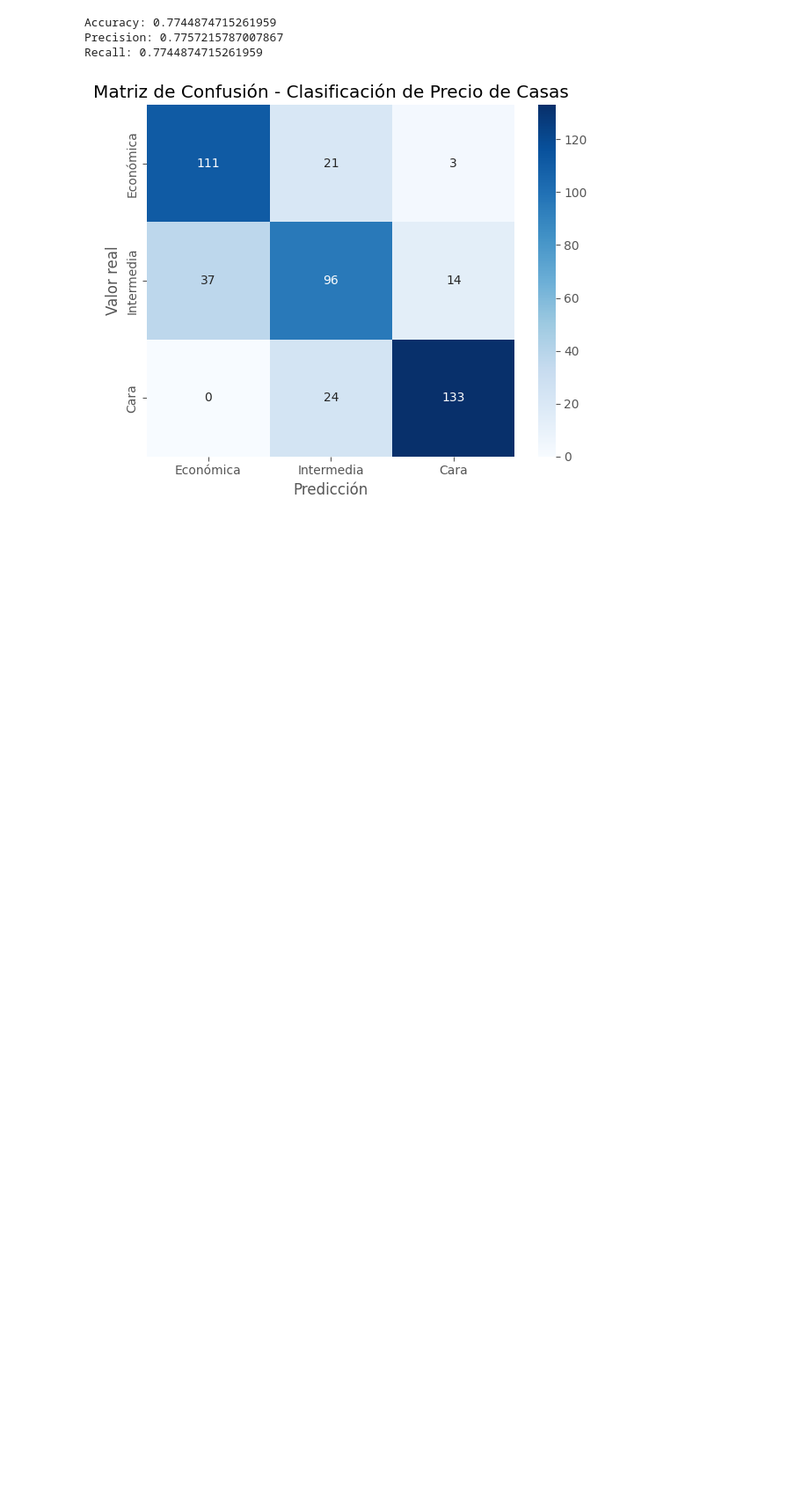
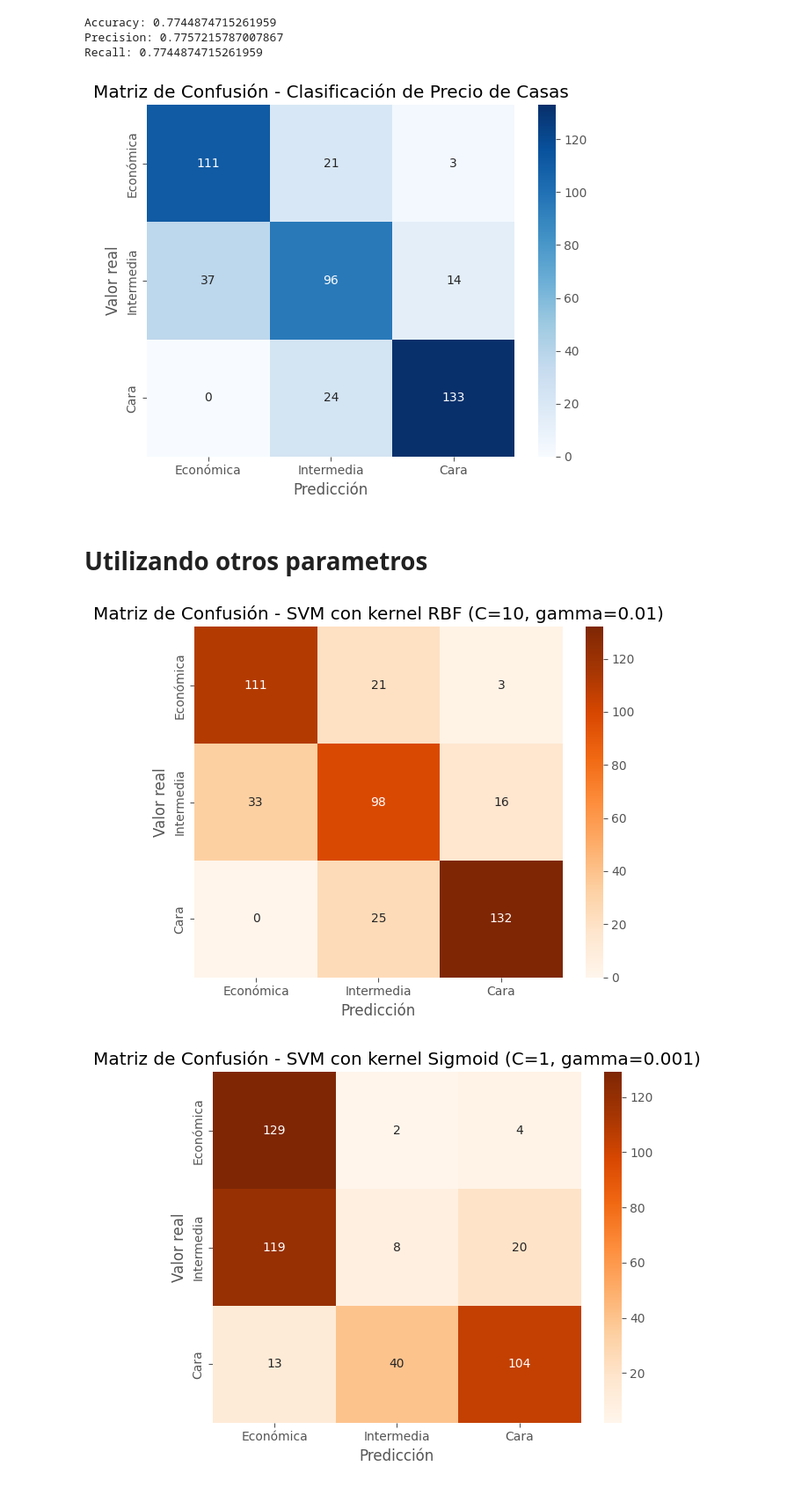
Before and after one commit to DanielDubon/HDT8_SVM, a Jupyter notebook: HDT8.ipynb, the cells around one changed output. Shown at 88% size. Saved outputs shown, nothing was run; the diff lists cells and outputs as text; code cells hidden in the pictures; blank space fills up the shorter version.

Commit message:
feat: multiple models with other parameters were added

```diff
--- a/HDT8.ipynb
+++ b/HDT8.ipynb
@@ -215,3 +215,42 @@ plt.tight_layout()
 plt.show()
 # %% [output]
 [figure]
+# %% [markdown]
+# Utilizando otros parametros
+# %%
+
+# Modelo 1: RBF kernel
+modelo_rbf = make_pipeline(preprocesador, SVC(kernel='rbf', C=10, gamma=0.01))
+modelo_rbf.fit(X_train, y_train)
+pred_rbf = modelo_rbf.predict(X_test)
+
+# Modelo 2: Sigmoid kernel
+modelo_sigmoid = make_pipeline(preprocesador, SVC(kernel='sigmoid', C=1, gamma=0.001))
+modelo_sigmoid.fit(X_train, y_train)
+pred_sigmoid = modelo_sigmoid.predict(X_test)
+
+# Modelo 3: Polynomial kernel
+modelo_poly = make_pipeline(preprocesador, SVC(kernel='poly', C=5, degree=3, gamma='scale'))
+modelo_poly.fit(X_train, y_train)
+pred_poly = modelo_poly.predict(X_test)
+# %%
+
+def plot_confusion(y_true, y_pred, title):
+    cm = confusion_matrix(y_true, y_pred, labels=["Económica", "Intermedia", "Cara"])
+    plt.figure(figsize=(6, 5))
+    sb.heatmap(cm, annot=True, fmt='d', cmap='Oranges',
+                xticklabels=["Económica", "Intermedia", "Cara"],
+                yticklabels=["Económica", "Intermedia", "Cara"])
+    plt.title(f"Matriz de Confusión - {title}")
+    plt.xlabel("Predicción")
+    plt.ylabel("Valor real")
+    plt.tight_layout()
+    plt.show()
+
+
+plot_confusion(y_test, pred_rbf, "SVM con kernel RBF (C=10, gamma=0.01)")
+plot_confusion(y_test, pred_sigmoid, "SVM con kernel Sigmoid (C=1, gamma=0.001)")
+plot_confusion(y_test, pred_poly, "SVM con kernel Polinomial (C=5, degree=3)")
+# %% [output]
+[figure, added]
+[figure, added]
```
Also changed, not shown: parts of 6 cells of this notebook.
